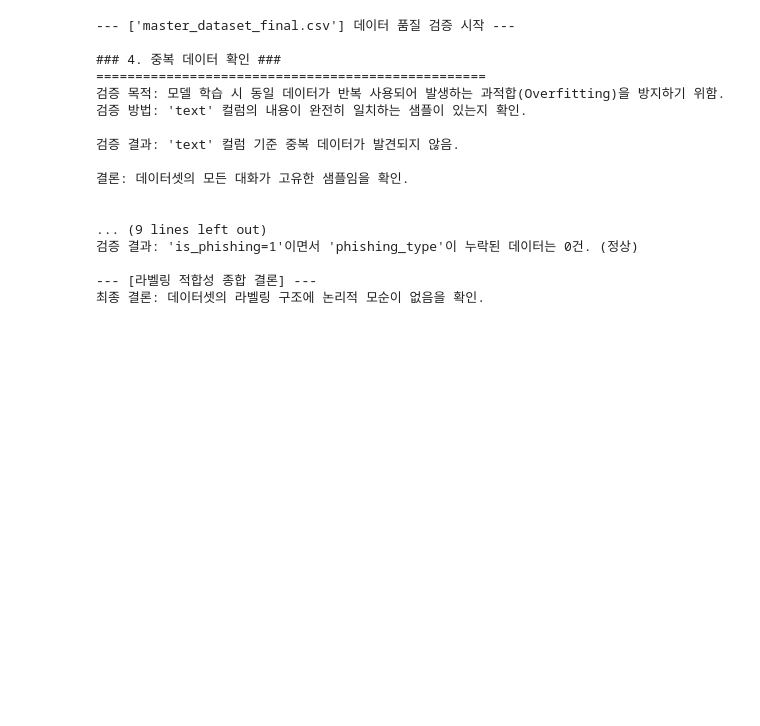
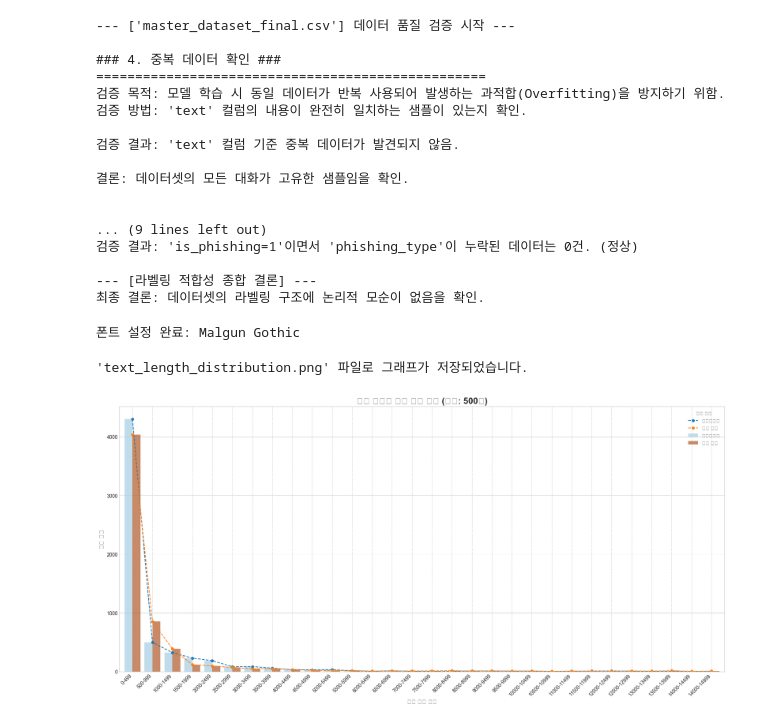
Before and after one commit to kwj903/woogawooga_project, a Jupyter notebook: dataset_create/Jinjoo/Jinjoo_추가EDA.ipynb, the cells around one changed output. Drawn from its saved outputs; the diff is of its cells as text; code cells hidden in the pictures; blank space fills up the shorter version.

```diff
--- a/dataset_create/Jinjoo/Jinjoo_추가EDA.ipynb
+++ b/dataset_create/Jinjoo/Jinjoo_추가EDA.ipynb
@@ -1953,3 +1953,82 @@ except Exception as e:
 
 --- [라벨링 적합성 종합 결론] ---
 최종 결론: 데이터셋의 라벨링 구조에 논리적 모순이 없음을 확인.
+# %%
+# -*- coding: utf-8 -*-
+import pandas as pd
+import matplotlib.pyplot as plt
+import numpy as np
+import matplotlib.font_manager as fm
+
+
+# ----------------------------------------------------------------------
+# 1. 한글 폰트 자동 설정 (더 안정적인 방식)
+# ----------------------------------------------------------------------
+# 설치된 폰트 중 'Malgun Gothic', 'AppleGothic', 'NanumGothic' 순으로 찾음
+def get_korean_font():
+    """시스템에 설치된 적절한 한글 폰트를 찾아 반환"""
+    font_family_list = ["Malgun Gothic", "AppleGothic", "NanumGothic"]
+    for font_family in font_family_list:
+        if font_family in [f.name for f in fm.fontManager.ttflist]:
+            print(f"폰트 설정 완료: {font_family}")
+            return font_family
+
+    # 적절한 폰트를 찾지 못한 경우 경고 메시지 출력
+    print(
+        "경고: 'Malgun Gothic', 'AppleGothic', 'NanumGothic' 폰트를 찾을 수 없습니다."
+    )
+    print("         나눔고딕 폰트 설치를 권장합니다. (https://hangeul.naver.com/font)")
+    return None
+
+
+# 폰트 설정
+font_family = get_korean_font()
+if font_family:
+    plt.rcParams["font.family"] = font_family
+    plt.rcParams["axes.unicode_minus"] = False
+
+# (이하 데이터 로드 및 시각화 코드는 이전과 동일)
+# ----------------------------------------------------------------------
+# 2. 데이터 로드 및 전처리
+# ----------------------------------------------------------------------
+try:
+    df = pd.read_csv("master_dataset_12000.csv")
+    df["text_length"] = df["text"].str.len()
+    df["label"] = np.where(df["is_phishing"] == 1, "보이스피싱", "일반 대화")
+
+    # ----------------------------------------------------------------------
+    # 3. 그래프를 위한 데이터 가공
+    # ----------------------------------------------------------------------
+    bins = range(0, 15001, 500)
+    labels = [f"{i}-{i+499}" for i in bins[:-1]]
+    df["length_bin"] = pd.cut(df["text_length"], bins=bins, labels=labels, right=False)
+    eda_df = df.groupby(["length_bin", "label"]).size().unstack(fill_value=0)
+
+    # ----------------------------------------------------------------------
+    # 4. 시각화 (막대 그래프 + 선 그래프)
+    # ----------------------------------------------------------------------
+    plt.style.use("seaborn-v0_8-whitegrid")
+    fig, ax = plt.subplots(figsize=(18, 9))
+    colors = plt.cm.get_cmap("Paired", len(eda_df.columns))
+    eda_df.plot(kind="bar", ax=ax, width=0.8, color=colors.colors, alpha=0.7)
+    eda_df.plot(kind="line", ax=ax, marker="o", linestyle="--", markersize=5)
+    ax.set_title(
+        "대화 유형별 문장 길이 분포 (구간: 500자)", fontsize=18, fontweight="bold"
+    )
+    ax.set_xlabel("문장 길이 구간", fontsize=12)
+    ax.set_ylabel("대화 개수", fontsize=12)
+    plt.xticks(rotation=45, ha="right")
+    ax.legend(title="대화 유형", fontsize=10)
+    ax.grid(axis="x", linestyle="--")
+    plt.tight_layout()
+    plt.savefig("text_length_distribution.png", dpi=300)
+    print("'text_length_distribution.png' 파일로 그래프가 저장되었습니다.")
+
+except FileNotFoundError:
+    print("오류: 'master_dataset_12000.csv' 파일을 찾을 수 없습니다.")
+except Exception as e:
+    print(f"코드 실행 중 오류가 발생했습니다: {e}")
+# %% [output]
+폰트 설정 완료: Malgun Gothic
+'text_length_distribution.png' 파일로 그래프가 저장되었습니다.
+[figure, added]
```
Also changed, not shown: parts of 17 cells of this notebook, 3 other files.
